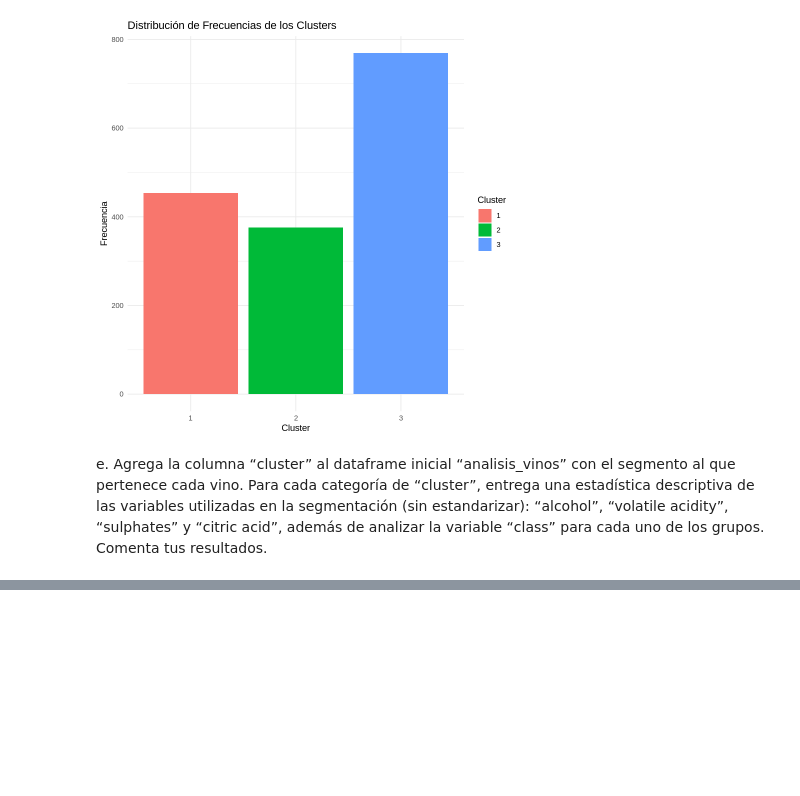
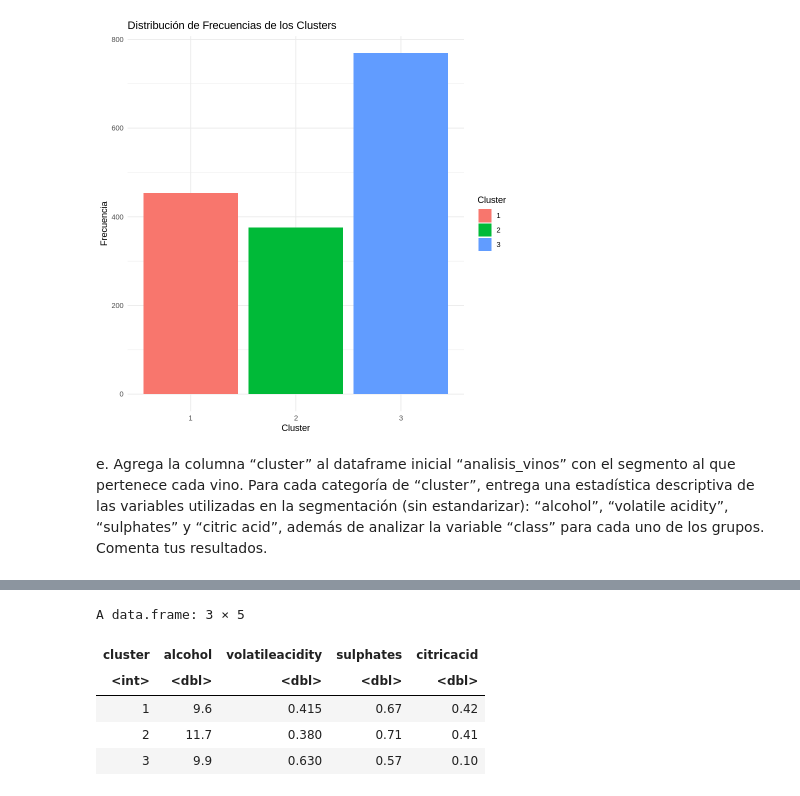
Before and after one commit to Carolinsrainbow/UC_MineriaDeDatosConR, a Jupyter notebook: MDD_Tarea_3.ipynb, the cells around one changed output, grey strips where cells are left out. Cells and saved outputs as stored; diff of their text form; code cells hidden in the pictures; blank space fills up the shorter version.

```diff
--- a/MDD_Tarea_3.ipynb
+++ b/MDD_Tarea_3.ipynb
@@ -159,0 +197,11 @@ e. Agrega la columna “cluster” al dataframe inicial “analisis_vinos” con
+# %%
+#Mediana
+aggregate(cbind(alcohol,volatileacidity,sulphates,citricacid) ~ cluster,
+            FUN = median,data = analisis_vinos)
+# %% [output]
+A data.frame: 3 × 5
+| cluster | alcohol | volatileacidity | sulphates | citricacid |
+| <int> | <dbl> | <dbl> | <dbl> | <dbl> |
+| 1 | 9.6 | 0.415 | 0.67 | 0.42 |
+| 2 | 11.7 | 0.380 | 0.71 | 0.41 |
+| 3 | 9.9 | 0.630 | 0.57 | 0.10 |
```
Also changed, not shown: parts of 6 cells of this notebook.
